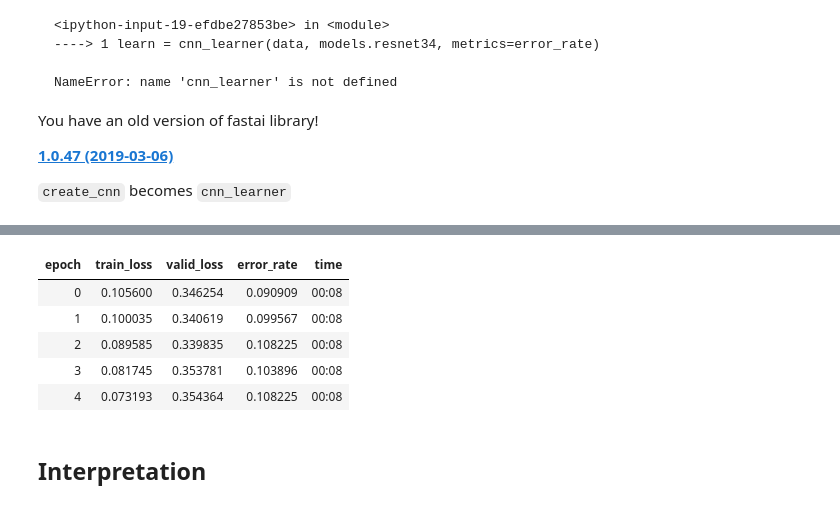
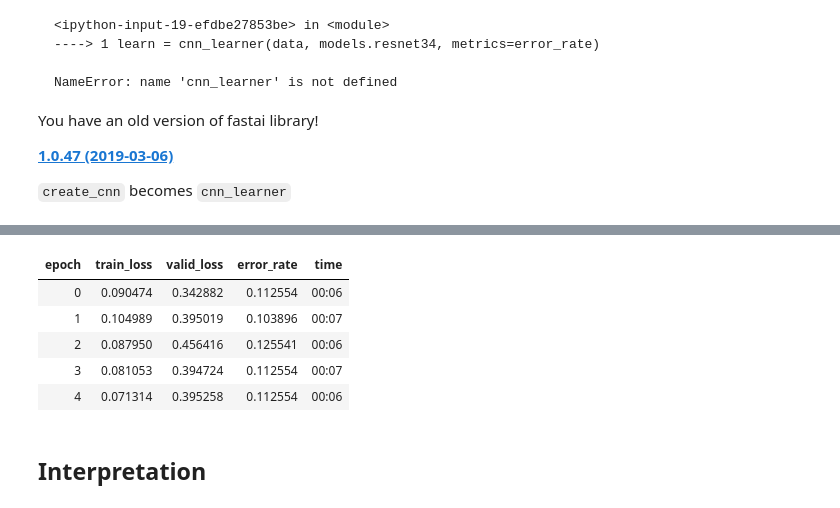
Before and after one commit to mallibus/DSS-Learning-Group-Lesson-2, a Jupyter notebook: lesson2-download-MM.ipynb, the cells around one changed output, grey strips where cells are left out. Drawn from its saved outputs; the diff is of its cells as text; code cells hidden in the pictures.

```diff
--- a/lesson2-download-MM.ipynb
+++ b/lesson2-download-MM.ipynb
@@ -256,12 +286,12 @@ LR Finder is complete, type {learner_name}.recorder.plot() to see the graph.
 # %%
-learn.fit_one_cycle(5, max_lr=slice(3e-5,3e-4))
+learn.fit_one_cycle(5, max_lr=slice(1e-4,5e-4))
 # %% [output]
 | epoch | train_loss | valid_loss | error_rate | time |
-| 0 | 0.105600 | 0.346254 | 0.090909 | 00:08 |
-| 1 | 0.100035 | 0.340619 | 0.099567 | 00:08 |
-| 2 | 0.089585 | 0.339835 | 0.108225 | 00:08 |
-| 3 | 0.081745 | 0.353781 | 0.103896 | 00:08 |
-| 4 | 0.073193 | 0.354364 | 0.108225 | 00:08 |
+| 0 | 0.090474 | 0.342882 | 0.112554 | 00:06 |
+| 1 | 0.104989 | 0.395019 | 0.103896 | 00:07 |
+| 2 | 0.087950 | 0.456416 | 0.125541 | 00:06 |
+| 3 | 0.081053 | 0.394724 | 0.112554 | 00:07 |
+| 4 | 0.071314 | 0.395258 | 0.112554 | 00:06 |
 # %%
 learn.save('stage-2')
 # %% [markdown]
```
Also changed, not shown: parts of 17 cells of this notebook.
